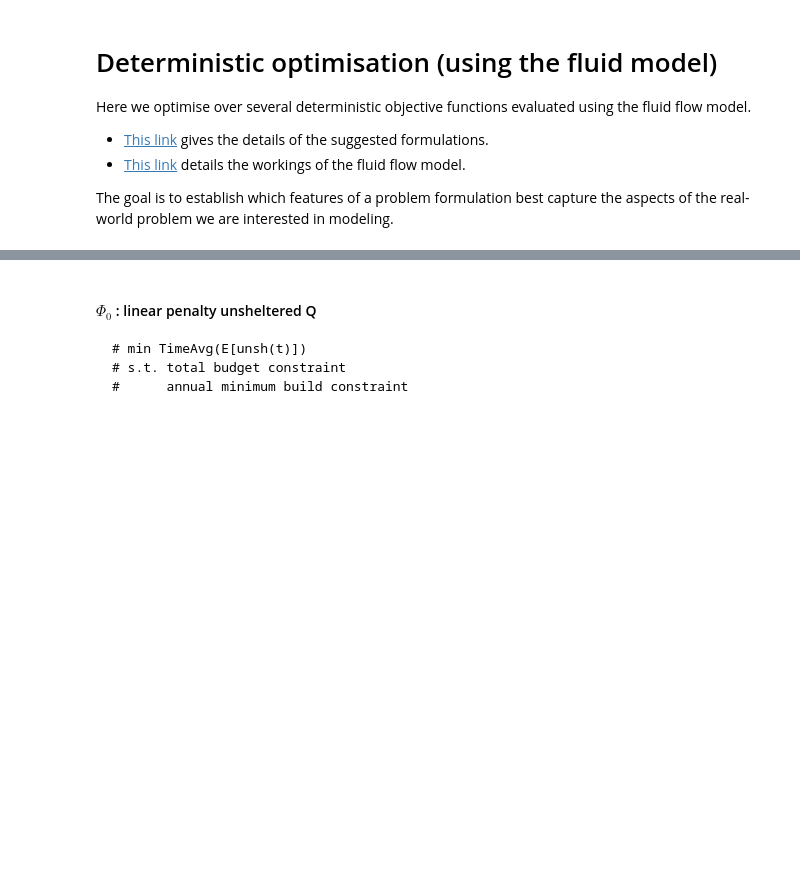
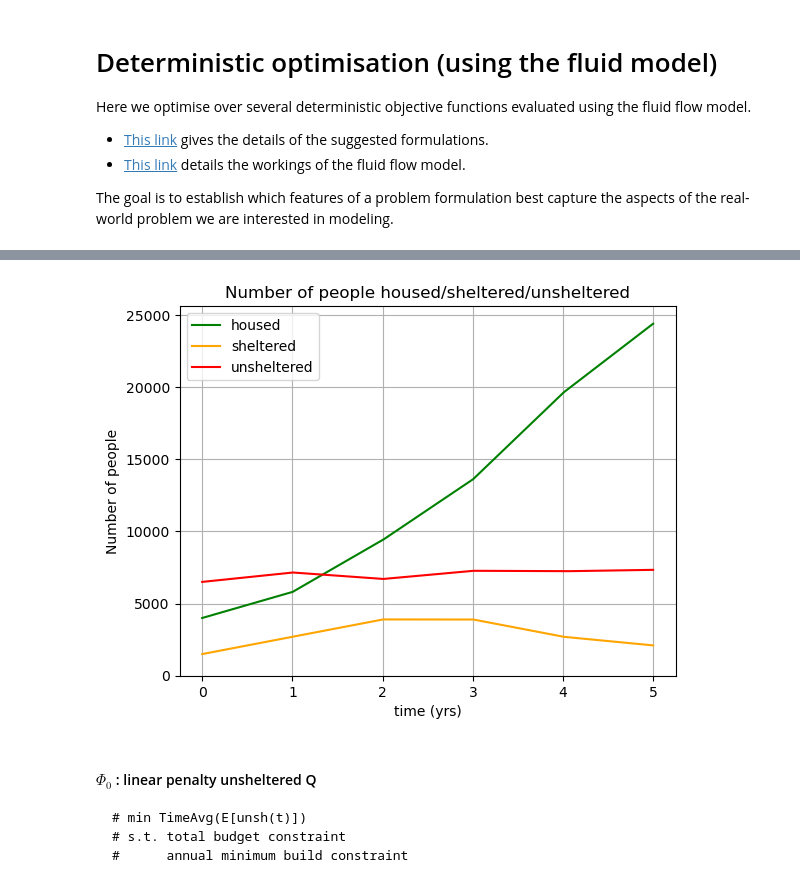
Before and after one commit to grahamburgess3/homeless_services, a Jupyter notebook: 09_Deterministic_Optimisation.ipynb, the cells around one changed output, grey strips where cells are left out. Saved outputs shown, nothing was run; the diff lists cells and outputs as text; code cells hidden in the pictures; blank space fills up the shorter version.

Commit message:
add illustrative example of fluid model before DO

```diff
--- a/09_Deterministic_Optimisation.ipynb
+++ b/09_Deterministic_Optimisation.ipynb
@@ -10,3 +12,52 @@ The goal is to establish which features of a problem formulation best capture th
+# %%
+import json
+import fluid_flow_model as fl
+import matplotlib.pyplot as plt
+import math
+import numpy as np
+
+with open('data_as_is.json') as json_file:
+    data_as_is = json.load(json_file)
+
+model_horizon = 5
+timestep_yrs = 1/365
+solution = {}
+
+# data x 100 (since the simulation paper divides the numbers by 100)
+data_as_is['initial_capacity']['housing'] = data_as_is['initial_capacity']['housing']*100
+data_as_is['initial_capacity']['shelter'] = data_as_is['initial_capacity']['shelter']*100
+data_as_is['initial_demand'] = data_as_is['initial_demand']*100
+data_as_is['arrival_rates'] = [x*100 for x in data_as_is['arrival_rates']]
+solution['housing'] = [x*100 for x in data_as_is['build_rates']['housing']]
+solution['shelter'] = [x*100 for x in data_as_is['build_rates']['shelter']]
+
+# daily rates
+data_as_is['service_mean']['housing'] = data_as_is['service_mean']['housing']*365
+
+# modeling
+model = fl.FluidFlowModel(data_as_is, model_horizon, timestep_yrs, solution)
+T = [i*timestep_yrs for i in range(int(model_horizon/timestep_yrs))]
+model.analyse(T)
+
+# plotting
+# general plotting
+fig, ax = plt.subplots()
+ymax = max(model.h_t + model.sh_t + model.unsh_t)
+
+# plot optimal solution
+ax.plot(np.arange(0,model_horizon,1/365), model.h_t, color = 'green')
+ax.plot(np.arange(0,model_horizon,1/365), model.sh_t, color = 'orange')
+ax.plot(np.arange(0,model_horizon,1/365), model.unsh_t, color = 'red')
+ax.set(xlabel='time (yrs)', ylabel='Number of people',
+       title='Number of people housed/sheltered/unsheltered')
+ax.legend(["housed", "sheltered", "unsheltered"], loc="upper left")
+ax.grid()
+ax.set_ylim(0,ymax*1.05)
+
+# general
+plt.show()
+# %% [output]
+[figure, added]
 # %% [markdown]
 ####  $\Phi_0$ : linear penalty unsheltered Q
     # min TimeAvg(E[unsh(t)])
```
Also changed, not shown: parts of 2 cells of this notebook, 1 other file.
